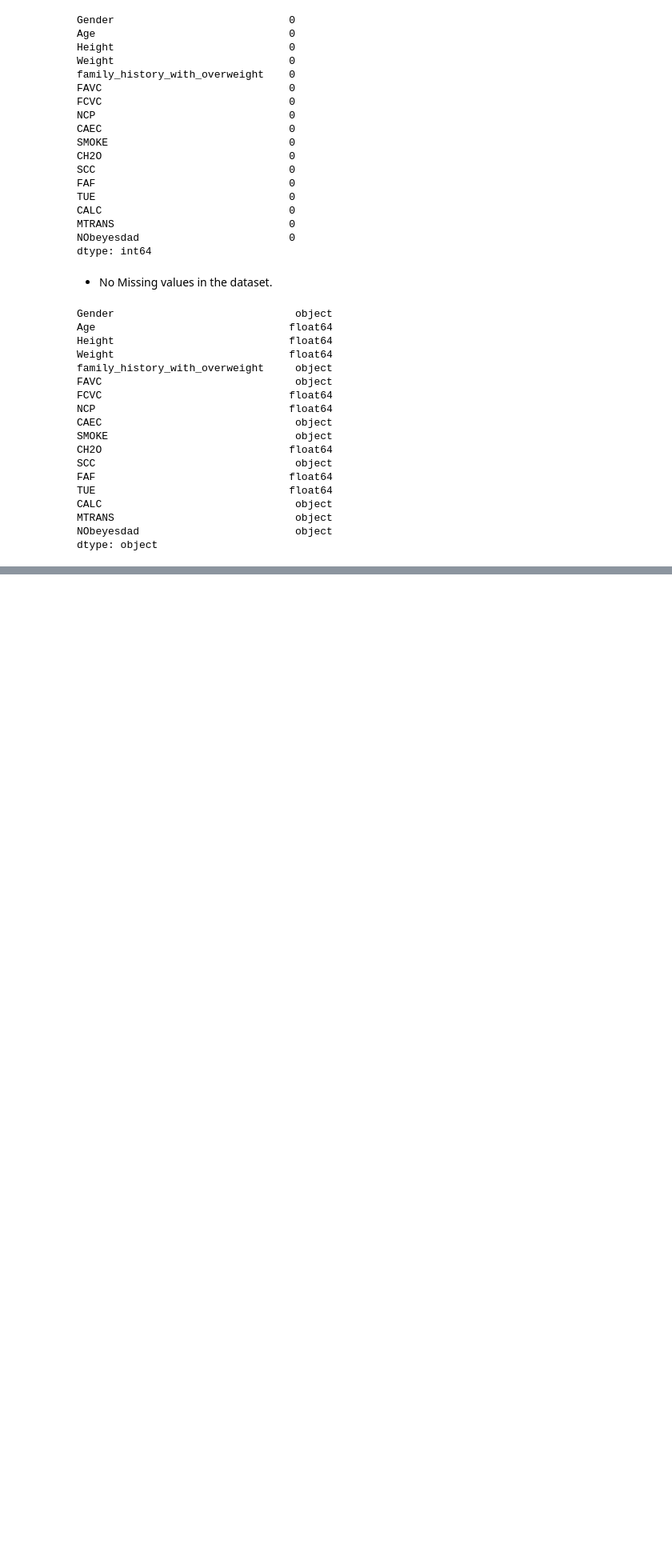
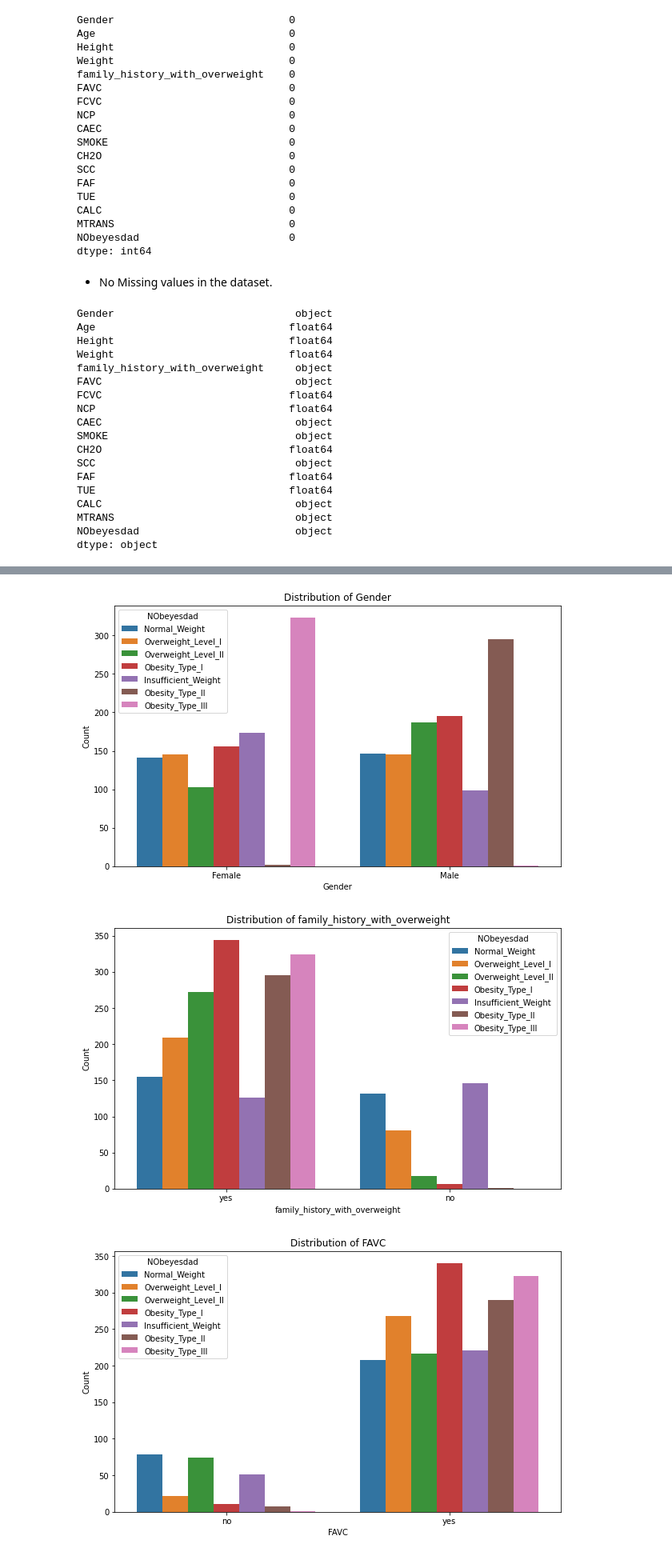
Before and after one commit to iamaakashpal/Placement-Assignment_Aakash_Pal, a Jupyter notebook: MACHINE LEARNING/2/2.ipynb, the cells around one changed output, grey strips where cells are left out. Shown at 80% size. Saved outputs shown, nothing was run; the diff lists cells and outputs as text; code cells hidden in the pictures; blank space fills up the shorter version.

```diff
--- a/MACHINE LEARNING/2/2.ipynb
+++ b/MACHINE LEARNING/2/2.ipynb
@@ -84,0 +150,7 @@ dtype: object
+# %%
+categorical_features = []
+for i in dataset.columns:
+    if dataset[i].dtype == 'object':
+        categorical_features.append(i)
+
+print(categorical_features)
@@ -84,0 +168,5 @@ dtype: object
+# %%
+# Checking unique value in categorical features
+
+for feature in categorical_features:
+    print('The feature is {} and number of categories are {}'.format(feature,len(dataset[feature].unique())))
@@ -84,0 +183,14 @@ dtype: object
+# %%
+# Analysing categorical features
+
+for feature in categorical_features:
+    plt.figure(figsize = (10, 6))
+    sns.countplot(x = feature, hue = "NObeyesdad", data = dataset)
+    plt.title(f"Distribution of {feature}")
+    plt.xlabel(feature)
+    plt.ylabel("Count")
+    plt.show()
+# %% [output]
+[figure, added]
+[figure, added]
+[figure, added]
```
Also changed, not shown: parts of 20 cells of this notebook.
